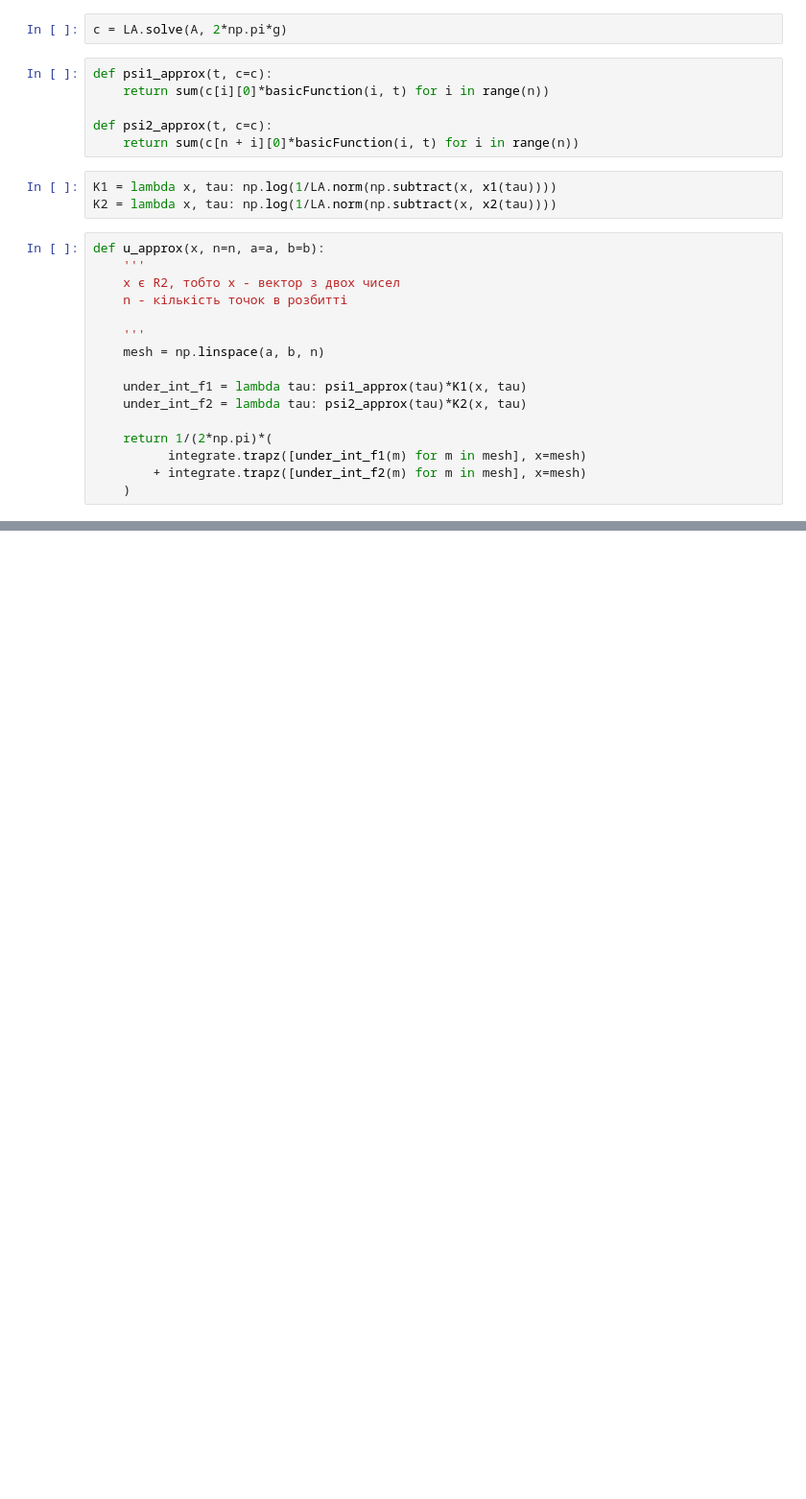
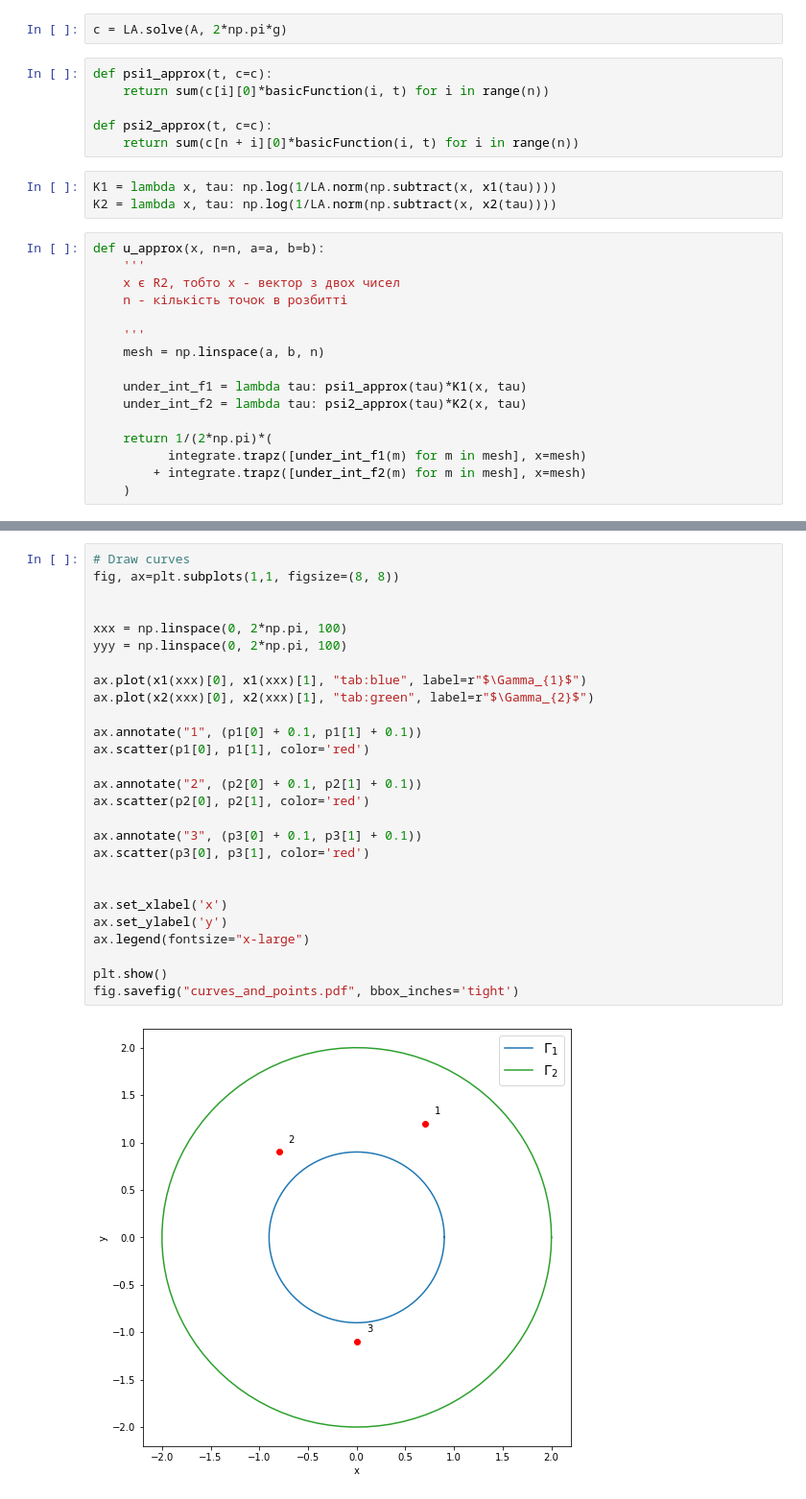
Before and after one commit to BohdanBuhrii/Linear-Integral-Equations, a Jupyter notebook: Program/Collocation.ipynb, the cells around one changed output, grey strips where cells are left out. Shown at 96% size. Cells and saved outputs as stored; diff of their text form; blank space fills up the shorter version.

```diff
--- a/Program/Collocation.ipynb
+++ b/Program/Collocation.ipynb
@@ -330,3 +408,32 @@ plt.show()
+# %%
+# Draw curves
+fig, ax=plt.subplots(1,1, figsize=(8, 8))
+
+
+xxx = np.linspace(0, 2*np.pi, 100)
+yyy = np.linspace(0, 2*np.pi, 100)
+
+ax.plot(x1(xxx)[0], x1(xxx)[1], "tab:blue", label=r"$\Gamma_{1}$")
+ax.plot(x2(xxx)[0], x2(xxx)[1], "tab:green", label=r"$\Gamma_{2}$")
+
+ax.annotate("1", (p1[0] + 0.1, p1[1] + 0.1))
+ax.scatter(p1[0], p1[1], color='red')
+
+ax.annotate("2", (p2[0] + 0.1, p2[1] + 0.1))
+ax.scatter(p2[0], p2[1], color='red')
+
+ax.annotate("3", (p3[0] + 0.1, p3[1] + 0.1))
+ax.scatter(p3[0], p3[1], color='red')
+
+
+ax.set_xlabel('x')
+ax.set_ylabel('y')
+ax.legend(fontsize="x-large")
+
+plt.show()
+fig.savefig("curves_and_points.pdf", bbox_inches='tight')
+# %% [output]
+[figure, added]
 # %%
 %matplotlib notebook
 
```
Also changed, not shown: parts of 18 cells of this notebook.
